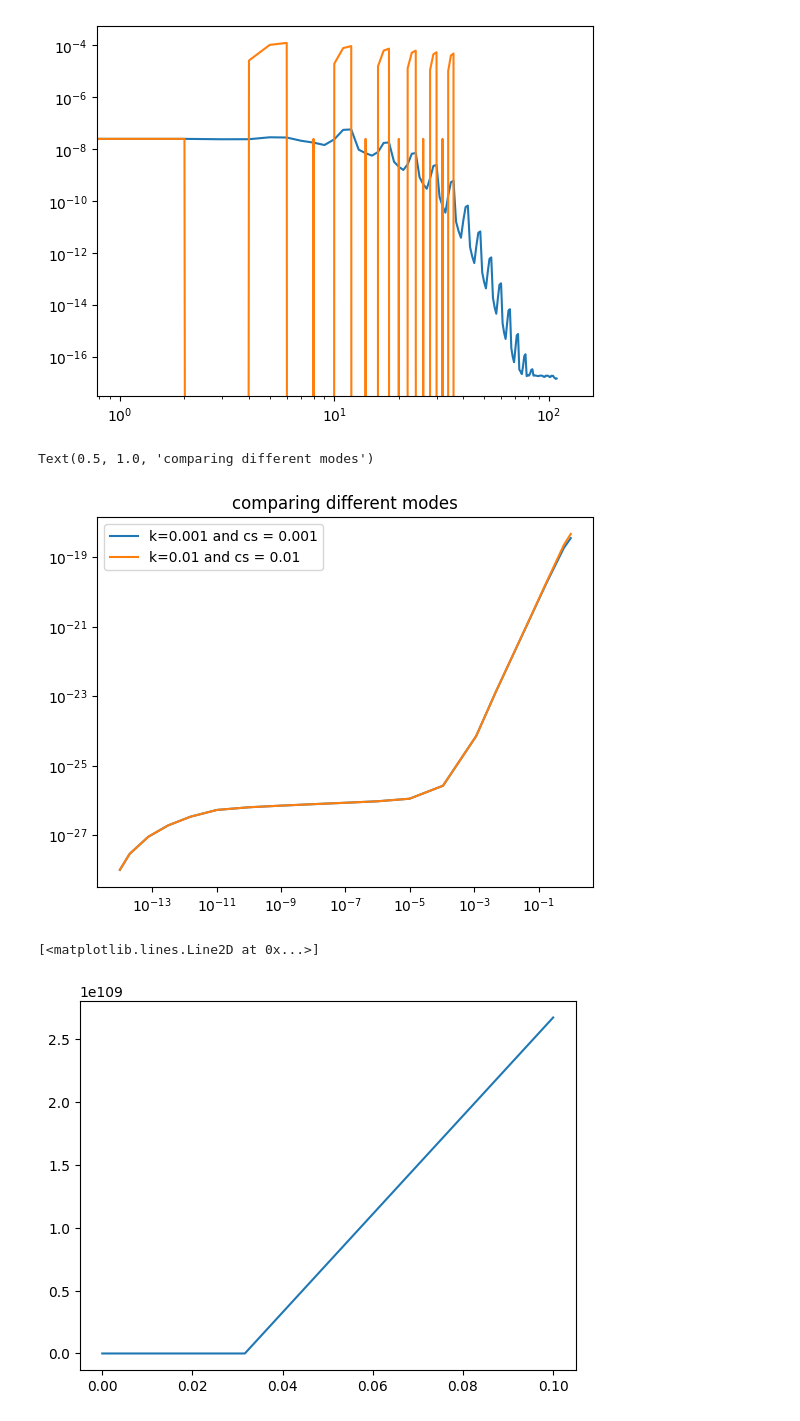
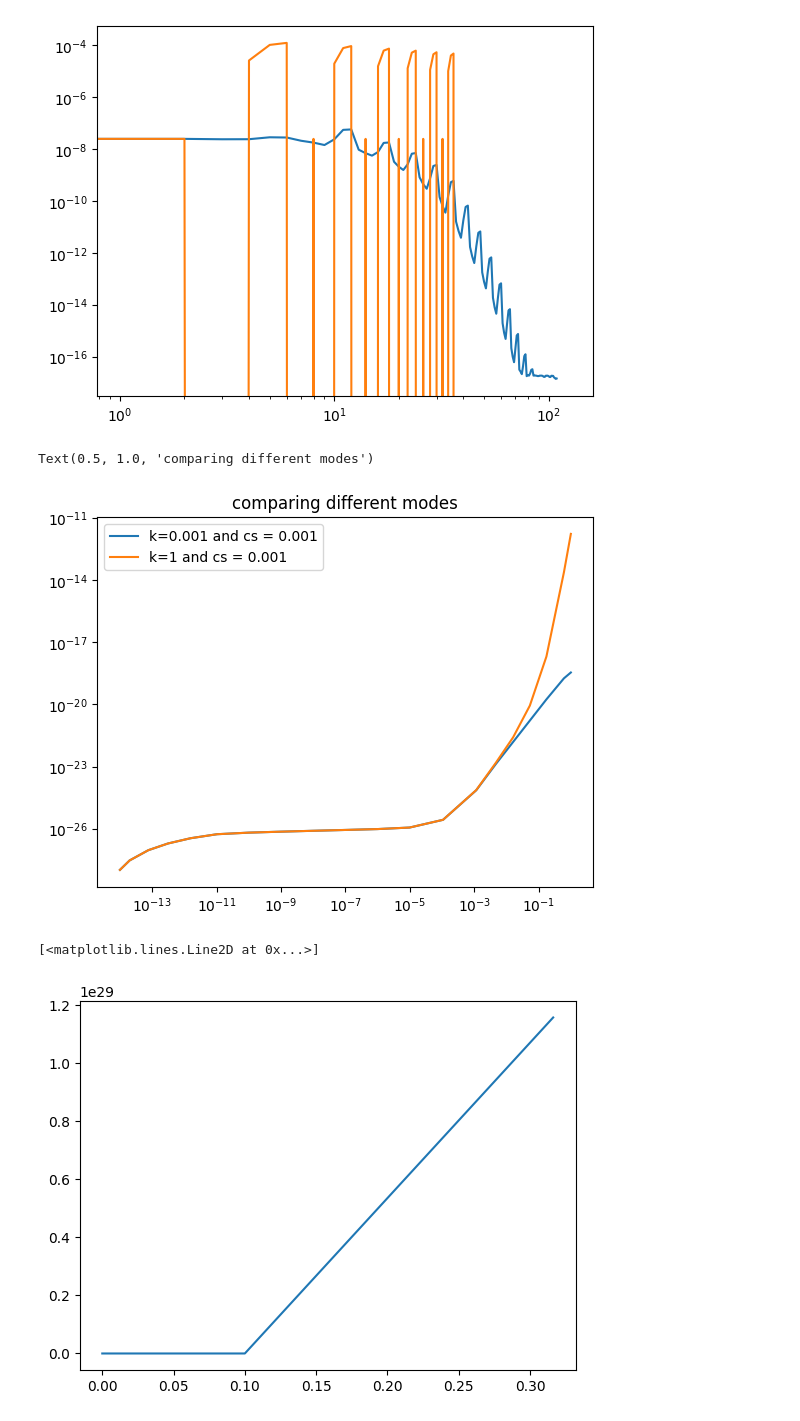
Before and after one commit to eriksteenberg/Power-spectrum-Test, a Jupyter notebook: power spectrum test.ipynb, the cells around one changed output. Saved outputs shown, nothing was run; the diff lists cells and outputs as text; code cells hidden in the pictures.

```diff
--- a/power spectrum test.ipynb
+++ b/power spectrum test.ipynb
@@ -95,7 +95,7 @@ t_end = tau[-1]
 a0= tau0*(H0) * (Omega_R ** (0.5))
 tau_span = np.array([t_start,t_end])
 
-D0 = 1#1e-14
+D0 = 1e-14
 D1 = H0*np.sqrt(Omega_R)
 cdm = pts0['theta_cdm']
 #theta_cb_0 = cdm[]
@@ -178,7 +175,7 @@ def f1(t,y):
     k = y[3]
     cs = y[4]
     a_dt = a * a * H(a)
-    D2_dt2 = 1.5 * H0 * H0 * Omega_M * D / a - a * H(a) * D_dt +  k*k*cs*cs* D
+    D2_dt2 = 1.5 * H0 * H0 * Omega_M * D / a - a * H(a) * D_dt +  k**2 * cs**2 * D
     return [a_dt,D_dt,D2_dt2,0,0]
 
 
@@ -186,7 +183,7 @@ D0 = a0 # 4e-15
 D1 = H0 * np.sqrt(Omega_R) # jeg mener at det kommer af at D' er propto a',
                            # da var noget Thomas gjorde og jeg skal lige tjekke det
 #k = 1e-7
-cs = 0.31e-3
+cs = 0#.31e-3
 y0 = [H0 * np.sqrt(Omega_R) * tau0, D0 , D1,0,0]
 sol1 = sc.solve_ivp(f1,t_span=[tau[0],tau[-1]],y0 = y0)
 D_normal = sol1.y[1][-1]
@@ -194,7 +191,11 @@ N = 10
 m = 2
 k_vec = np.float_power(10,-np.array([i/m for i in range(-m,m*N+1)]))
 res = np.zeros(len(k_vec))
+
+cs = 1e-5
+
 i = 0
+
 for k in k_vec:
     y0 = [H0 * np.sqrt(Omega_R) * tau0, D0 , D1,k,cs]
     sol = sc.solve_ivp(f1,t_span=[tau[0],tau[-1]],y0 = y0)
@@ -202,6 +203,9 @@ for k in k_vec:
     res[i] =  -D[-1]/D_normal
     i += 1
 # /D_normal
-plt.plot(k_vec,res)
-#plt.axvline((sol1.y[1][0]/cs)**0.5,0,1)
+#res = res / res[0]
+plt.loglog(k_vec,res**2)
+plt.xlabel("k")
+plt.title("den sidste growth factor for forskellige k divideret med en grwoth factor hvor k=0")
+plt.axvline((sol1.y[1][0]/cs)**0.5,0,1)
 # %% [output]
@@ -315,8 +319,8 @@ sol = sc.solve_ivp(f1,t_span=[tau[0],tau[-1]],y0 = y0)
 D = sol.y[1]
 a1 = sol.y[0]
 plt.loglog(a1,D**2,label="k=%s and cs = %s" % (k1,cs1) ) # /D[-1]
-k0 =0.01
-cs0 = 0.01
+k0 =1
+cs0 = 0.001
 res1 = []
 def g1(t,y):
     cs = cs0
@@ -346,7 +350,7 @@ plt.title("comparing different modes")
 #plt.loglog(t1,res1)
 # %% [output]
 Text(0.5, 1.0, 'comparing different modes')
-[figure, old version]
+[figure, new version]
 # %%
 Omega_M = 0.3
 Omega_R = 7e-5
@@ -362,13 +366,17 @@ def H(a):
     return H0 * np.sqrt(Omega_lambda + Omega_M /( a **3) + Omega_R /( a**4))
 
 #k0 = 0.05*3
-cs0 = 0.1
+cs0 = 0.01
 n = 2
 k_list = [10**(i/n) for i in range(-10*n,0)]
 k1 = 0
 cs1 = 0
 cs_list = [] #np.zeros(len(k_list))
 for k0 in k_list:
+    # denne kode fungere på den måde at jeg kører to forskellige versioner at simuleringskoden for hvert k.
+    # en hvor cs = 0  (cs1=0) og en hvor cs = 0.01 (cs1=0.01)
+
+    # cs = 0 -- koden
     def f1(t,y):
         cs = cs1
         k = k1
@@ -379,32 +387,35 @@ for k0 in k_list:
         D2_dt2 = 1.5 * H0 * H0 * Omega_M * D / a - a * H(a) * D_dt + k*k*cs*cs* D
         return [a_dt,D_dt,D2_dt2]
 
     D0 = a0
     D1 = H0 * np.sqrt(Omega_R)
 
     y0 = [H0 * np.sqrt(Omega_R) * tau0, D0 , D1]
     sol = sc.solve_ivp(f1,t_span=[tau[0],tau[-1]],y0 = y0)
     D_cs0 = sol.y[1][-1]
+
+    # cs = 0.01 -- koden
+
     def g1(t,y):
         cs = cs0
         k = k0
         a = y[0]
         D = y[1]
         D_dt = y[2]
         a_dt = a * a * H(a)
-        D2_dt2 = (1.5 * H0 * H0 * Omega_M /a + k*k*cs*cs) * D - a * H(a) * D_dt
+        D2_dt2 = - a * H(a) * D_dt +  (1.5 * H0 * H0 * Omega_M /a + k*k*cs*cs) * D
         return [a_dt,D_dt,D2_dt2]#,0,0]
     D0 = a0
     D1 = H0 * np.sqrt(Omega_R)
     y01 = [H0 * np.sqrt(Omega_R) * tau0, D0 , D1]#,k0,cs0]
     sol1 = sc.solve_ivp(g1,t_span=[tau[0],tau[-1]],y0 = y01)
     D_cs = sol1.y[1][-1]
     cs_list.append(  (D_cs**2) / (D_cs0**2))
 
 
 #plt.legend()
 plt.plot(k_list,cs_list)
 #plt.axvline((1/cs)**(-0.5),1)
 # %% [output]
 [<matplotlib.lines.Line2D at 0x...>]
-[figure, old version]
+[figure, new version]
```
Also changed, not shown: parts of 2 cells of this notebook.
